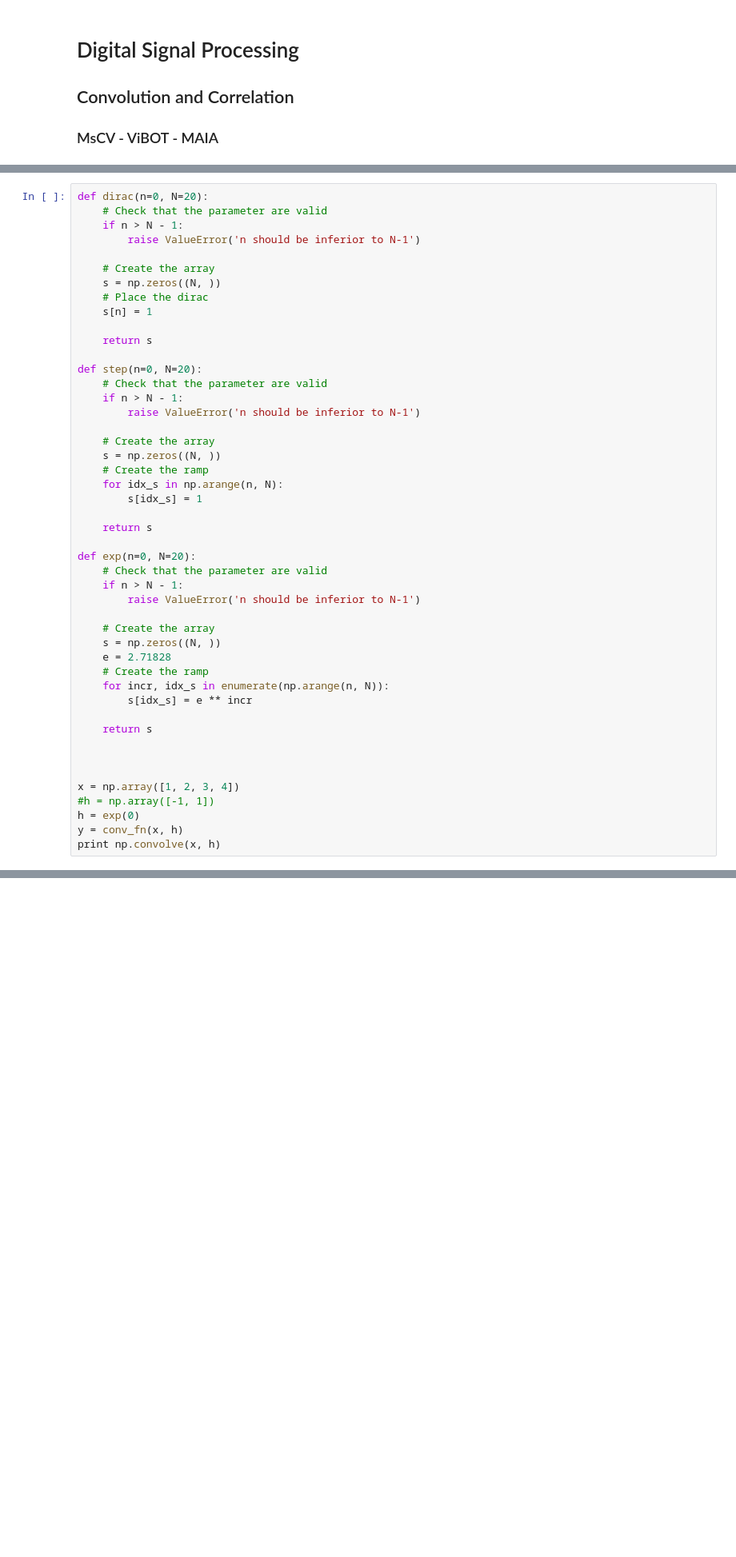
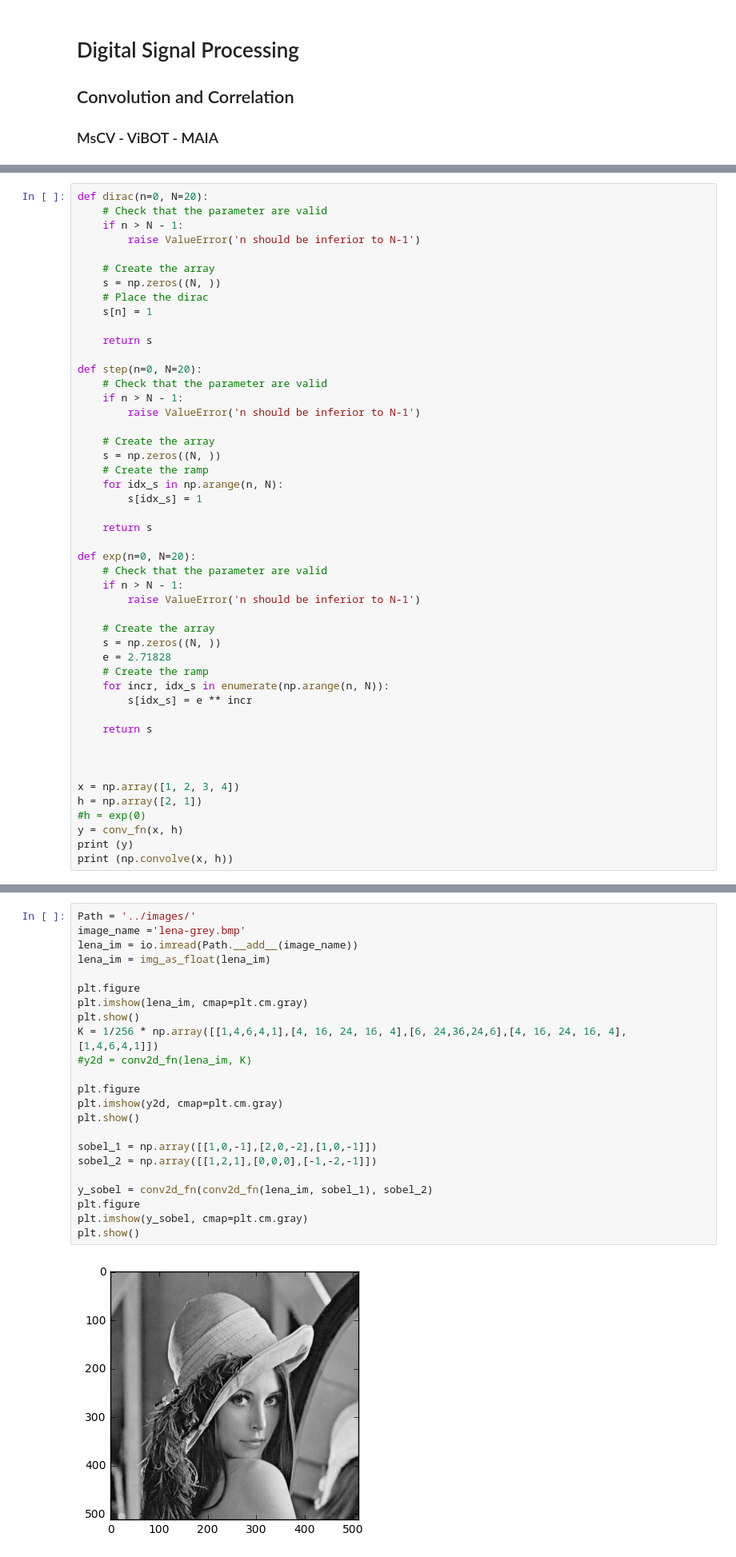
Before and after one commit to alphadadajuju/DSP-TP-1617, a Jupyter notebook: Lab3/python/Lab3.ipynb, the cells around one changed output, grey strips where cells are left out. Shown at 80% size. Saved outputs shown, nothing was run; the diff lists cells and outputs as text; blank space fills up the shorter version.

```diff
--- a/Lab3/python/Lab3.ipynb
+++ b/Lab3/python/Lab3.ipynb
@@ -88,8 +89,9 @@ def exp(n=0, N=20):
 
 
 x = np.array([1, 2, 3, 4])
-#h = np.array([-1, 1])
-h = exp(0)
+h = np.array([2, 1])
+#h = exp(0)
 y = conv_fn(x, h)
-print np.convolve(x, h)
+print (y)
+print (np.convolve(x, h))
 # %% [output]
@@ -121,0 +134,25 @@ $$ K = \frac{1.}{256}\begin{bmatrix} 1 & 4 & 6 & 4 & 1 \\ 4 & 16 & 24 & 16 & 4 \
+# %%
+Path = '../images/'
+image_name ='lena-grey.bmp'
+lena_im = io.imread(Path.__add__(image_name))
+lena_im = img_as_float(lena_im)
+
+plt.figure
+plt.imshow(lena_im, cmap=plt.cm.gray)
+plt.show()
+K = 1/256 * np.array([[1,4,6,4,1],[4, 16, 24, 16, 4],[6, 24,36,24,6],[4, 16, 24, 16, 4], [1,4,6,4,1]])
+#y2d = conv2d_fn(lena_im, K)
+
+plt.figure
+plt.imshow(y2d, cmap=plt.cm.gray)
+plt.show()
+
+sobel_1 = np.array([[1,0,-1],[2,0,-2],[1,0,-1]])
+sobel_2 = np.array([[1,2,1],[0,0,0],[-1,-2,-1]])
+
+y_sobel = conv2d_fn(conv2d_fn(lena_im, sobel_1), sobel_2)
+plt.figure
+plt.imshow(y_sobel, cmap=plt.cm.gray)
+plt.show()
+# %% [output]
+[figure, added]
```
Also changed, not shown: parts of 6 cells of this notebook.
